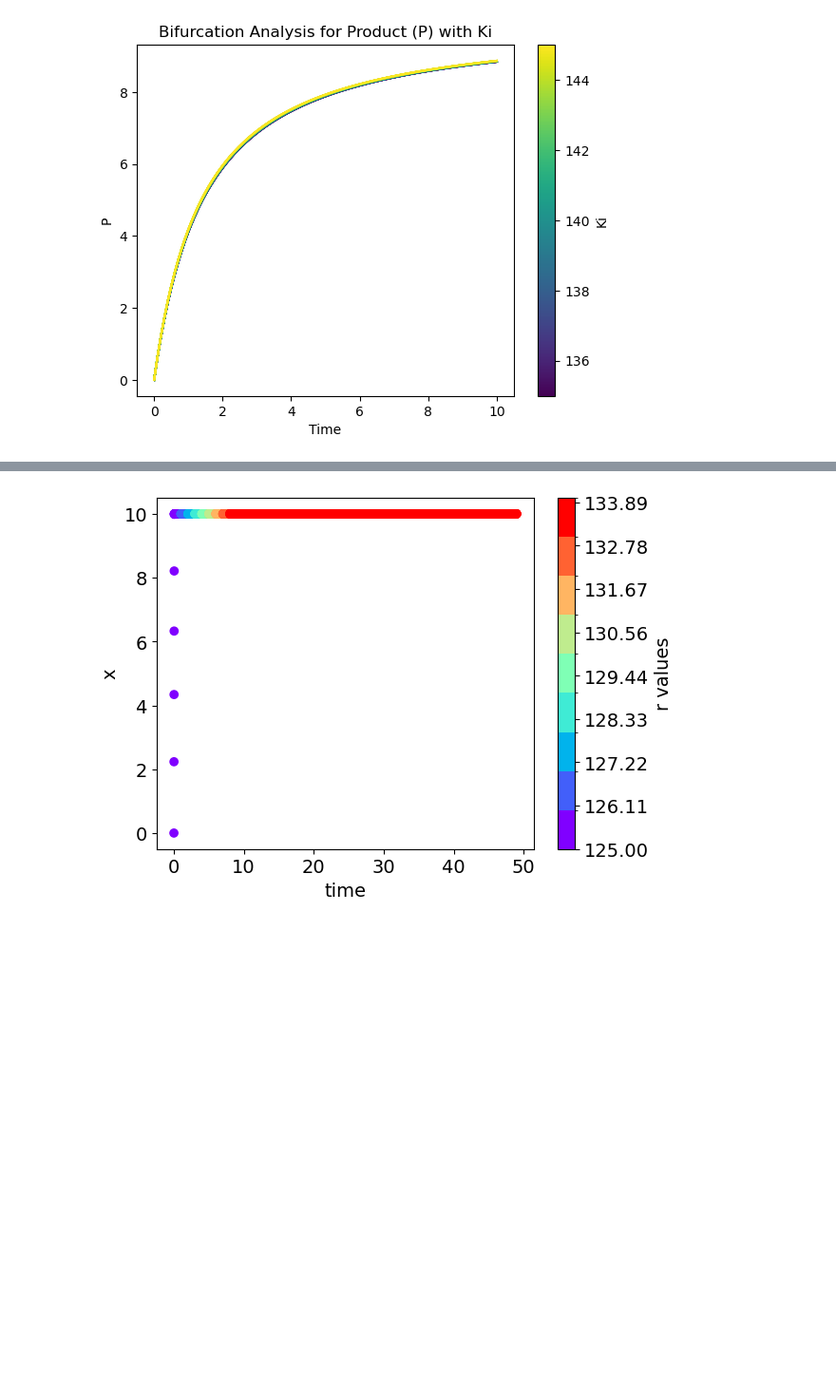
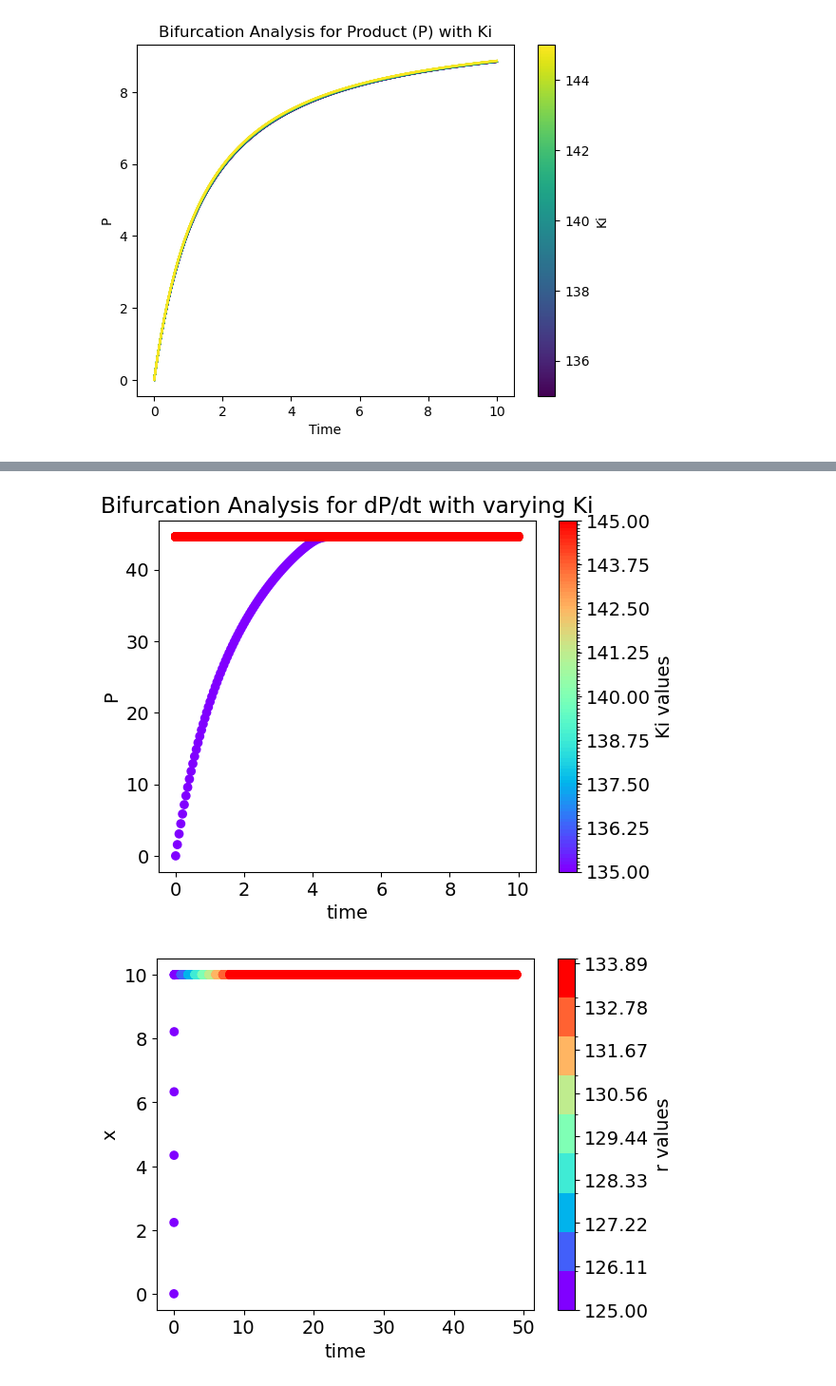
Before and after one commit to ashaheer1/Project-2, a Jupyter notebook: Project 2.ipynb, the cells around one changed output, grey strips where cells are left out. Shown at 95% size. Drawn from its saved outputs; the diff is of its cells as text; code cells hidden in the pictures; blank space fills up the shorter version.

```diff
--- a/Project 2.ipynb
+++ b/Project 2.ipynb
@@ -668,35 +670,38 @@ out_P = []
 out_t = []
 out_Ki = []
 
+# goodmu, goodKi, goodPmax, goodn
 for Ki in np.linspace(135, 145, 100):
-    params = [mu, Ks, Ki, Pmax, n, alpha, Yps]
+    params = [goodmu, goodKs, goodKi, goodPmax, goodn, alpha, Yps]
 
     # Solve the ODE for each value of Ki
     z = odeint(ode_functions, initialvals, time, args=(params,))
     P = z[:, 2]
 
     # Collect data for plotting
     out_P = np.append(out_P, P)
     out_t = np.append(out_t, time)
     out_Ki = np.append(out_Ki, [Ki] * len(time))
 
     # Update initial conditions for the next loop
     initialvals = [z[-1, 0], z[-1, 1], z[-1, 2]]
 
 
 plt.rcParams.update({'font.size': 14})
 plt.xlabel("time")
 plt.ylabel("P")
 
 cmap = plt.cm.rainbow
 norm = colors.BoundaryNorm(np.linspace(135, 145, 100), cmap.N)
 
 plt.scatter(out_t, out_P, c=out_Ki, cmap=cmap, norm=norm)
 cbar = plt.colorbar(ticks=np.linspace(135, 145, 9))
 cbar.set_label('Ki values')
 
 plt.title('Bifurcation Analysis for dP/dt with varying Ki')
 plt.show()
+# %% [output]
+[figure, added]
 # %%
 # Import the required modules
 import numpy as np
```
Also changed, not shown: parts of 25 cells of this notebook.
